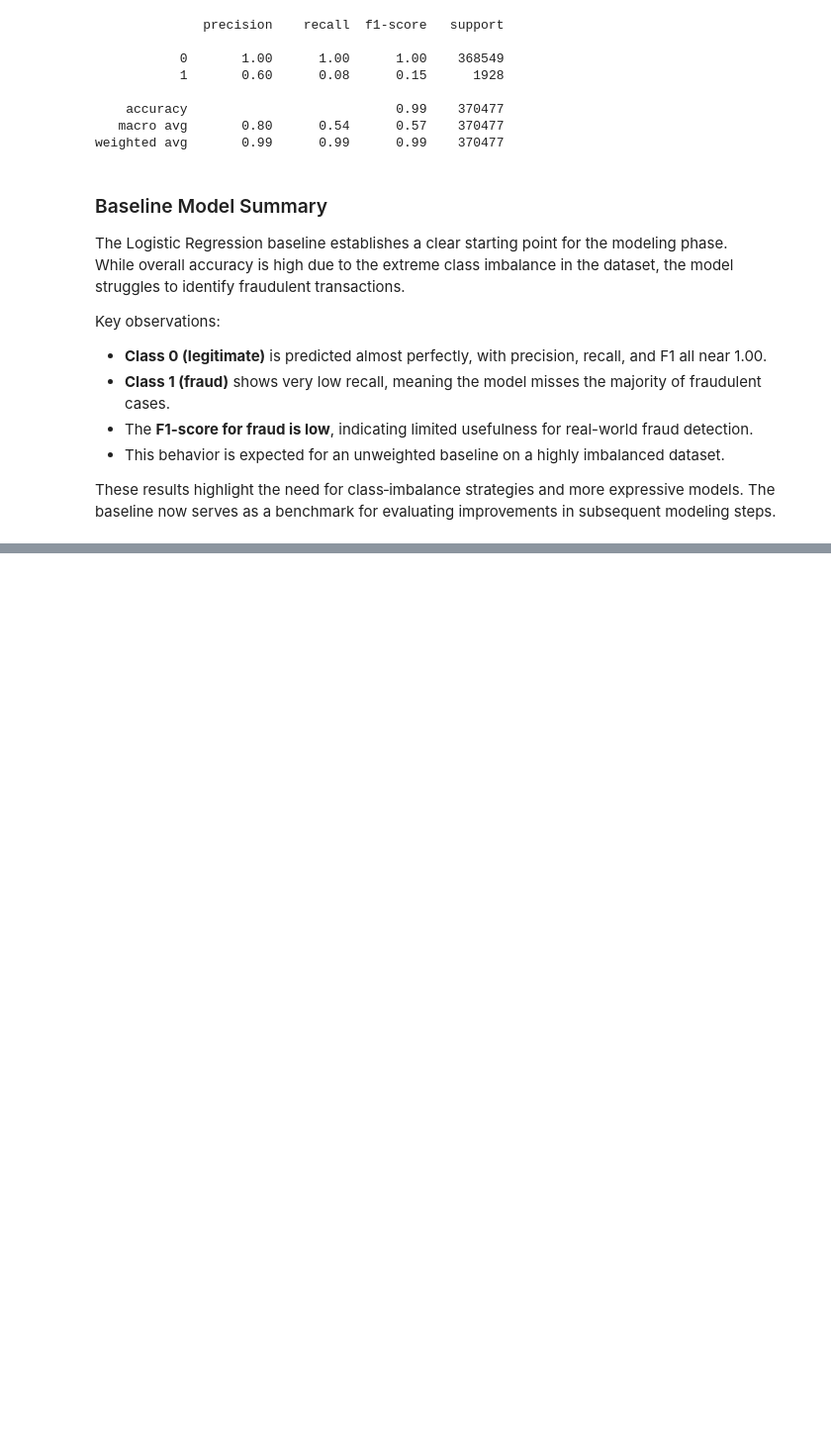
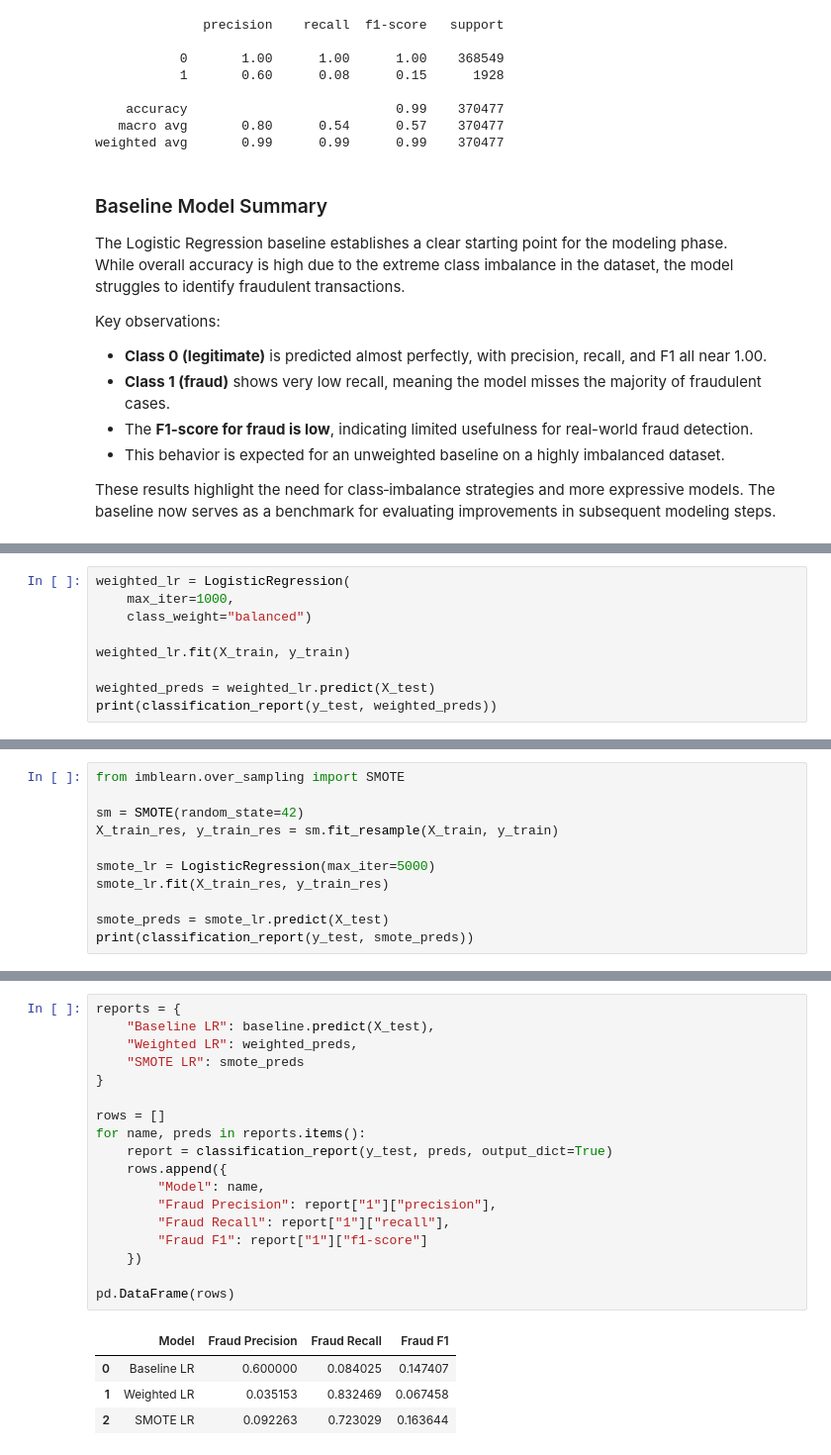
Before and after one commit to FranceyAndrew/Fraud_Detect_Project, a Jupyter notebook: notebooks/03_modeling.ipynb, the cells around one changed output, grey strips where cells are left out. Shown at 99% size. Saved outputs shown, nothing was run; the diff lists cells and outputs as text; blank space fills up the shorter version.

Commit message:
Class Imbalance Addressed
- Section in the modeling notebook addressing the class imbalance was added.

```diff
--- a/notebooks/03_modeling.ipynb
+++ b/notebooks/03_modeling.ipynb
@@ -135,0 +149,9 @@ These results highlight the need for class‑imbalance strategies and more expre
+# %%
+weighted_lr = LogisticRegression(
+    max_iter=1000,
+    class_weight="balanced")
+
+weighted_lr.fit(X_train, y_train)
+
+weighted_preds = weighted_lr.predict(X_test)
+print(classification_report(y_test, weighted_preds))
@@ -135,0 +194,11 @@ These results highlight the need for class‑imbalance strategies and more expre
+# %%
+from imblearn.over_sampling import SMOTE
+
+sm = SMOTE(random_state=42)
+X_train_res, y_train_res = sm.fit_resample(X_train, y_train)
+
+smote_lr = LogisticRegression(max_iter=5000)
+smote_lr.fit(X_train_res, y_train_res)
+
+smote_preds = smote_lr.predict(X_test)
+print(classification_report(y_test, smote_preds))
@@ -135,0 +232,23 @@ These results highlight the need for class‑imbalance strategies and more expre
+# %%
+reports = {
+    "Baseline LR": baseline.predict(X_test),
+    "Weighted LR": weighted_preds,
+    "SMOTE LR": smote_preds
+}
+
+rows = []
+for name, preds in reports.items():
+    report = classification_report(y_test, preds, output_dict=True)
+    rows.append({
+        "Model": name,
+        "Fraud Precision": report["1"]["precision"],
+        "Fraud Recall": report["1"]["recall"],
+        "Fraud F1": report["1"]["f1-score"]
+    })
+
+pd.DataFrame(rows)
+# %% [output]
+|  | Model | Fraud Precision | Fraud Recall | Fraud F1 |
+| 0 | Baseline LR | 0.600000 | 0.084025 | 0.147407 |
+| 1 | Weighted LR | 0.035153 | 0.832469 | 0.067458 |
+| 2 | SMOTE LR | 0.092263 | 0.723029 | 0.163644 |
```
Also changed, not shown: parts of 7 cells of this notebook.
